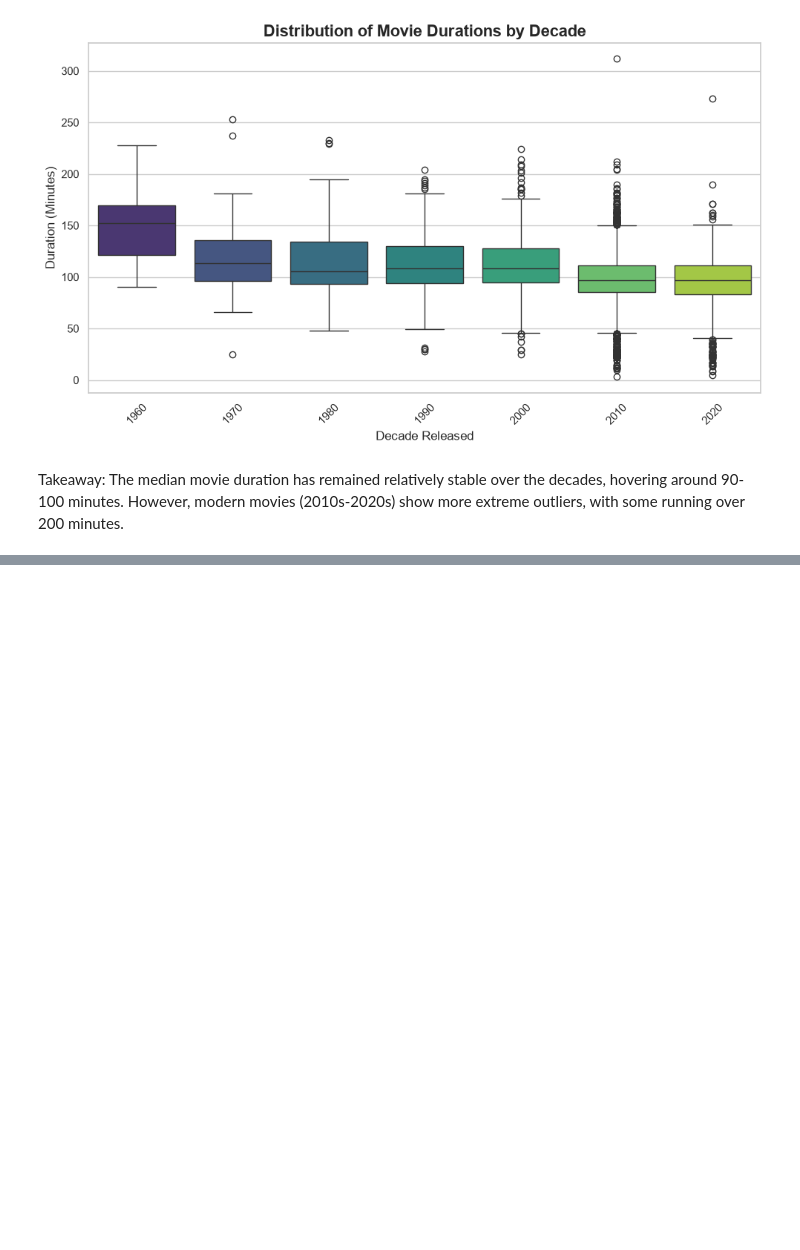
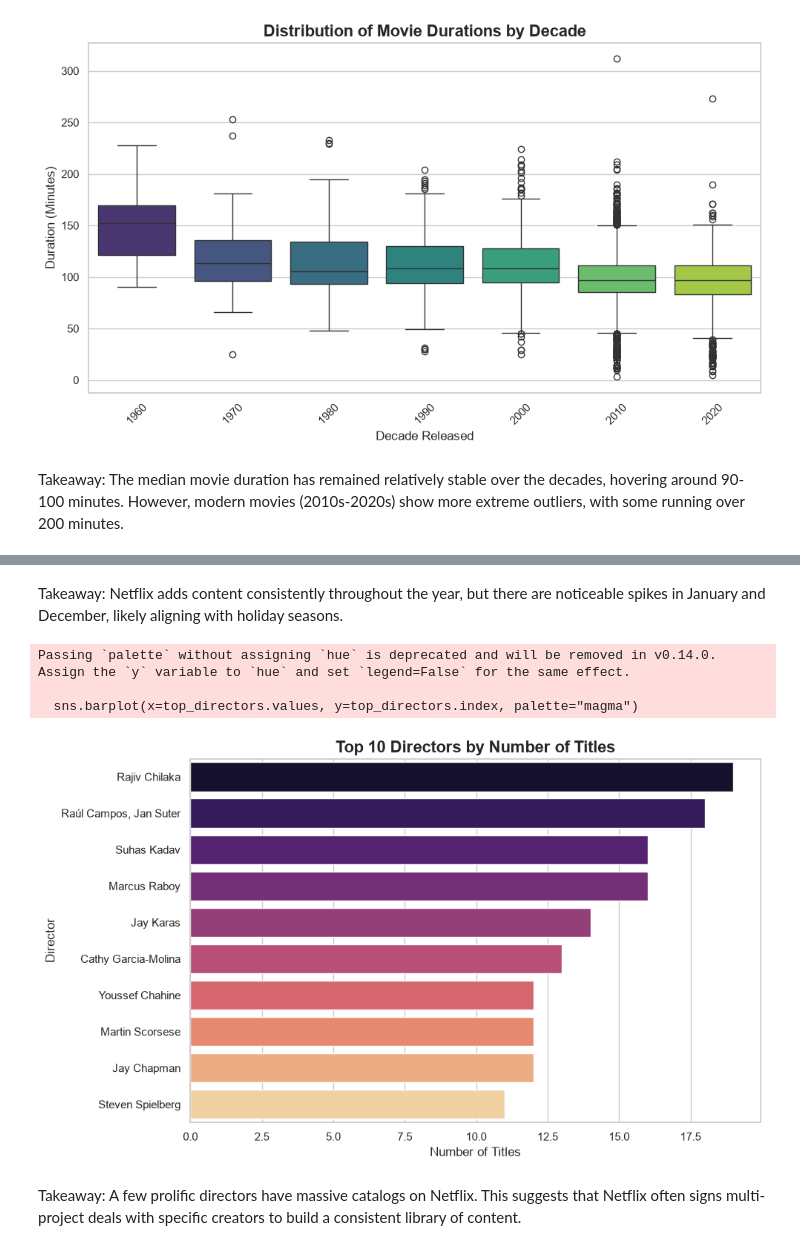
Before and after one commit to YoussefSlimi/netflix-data-analysis, a Jupyter notebook: analysis.ipynb, the cells around one changed output, grey strips where cells are left out. Cells and saved outputs as stored; diff of their text form; code cells hidden in the pictures; blank space fills up the shorter version.

```diff
--- a/analysis.ipynb
+++ b/analysis.ipynb
@@ -487,0 +541,23 @@ Takeaway: The median movie duration has remained relatively stable over the deca
+# %% [markdown]
+Takeaway: Netflix adds content consistently throughout the year, but there are noticeable spikes in January and December, likely aligning with holiday seasons.
+# %%
+# 1. Filter out 'Unknown' directors and get the top 10
+top_directors = clean_df[clean_df["director"] != "Unknown"]["director"].value_counts().head(10)
+
+# 2. Plot
+plt.figure(figsize=(10, 6))
+sns.barplot(x=top_directors.values, y=top_directors.index, palette="magma")
+
+# 3. Formatting
+plt.title("Top 10 Directors by Number of Titles", fontsize=16, fontweight="bold")
+plt.xlabel("Number of Titles", fontsize=12)
+plt.ylabel("Director", fontsize=12)
+plt.tight_layout()
+plt.show()
+# %% [output]
+Passing `palette` without assigning `hue` is deprecated and will be removed in v0.14.0. Assign the `y` variable to `hue` and set `legend=False` for the same effect.
+
+  sns.barplot(x=top_directors.values, y=top_directors.index, palette="magma")
+[figure, added]
+# %% [markdown]
+Takeaway: A few prolific directors have massive catalogs on Netflix. This suggests that Netflix often signs multi-project deals with specific creators to build a consistent library of content.
```
Also changed, not shown: parts of 11 cells of this notebook.
